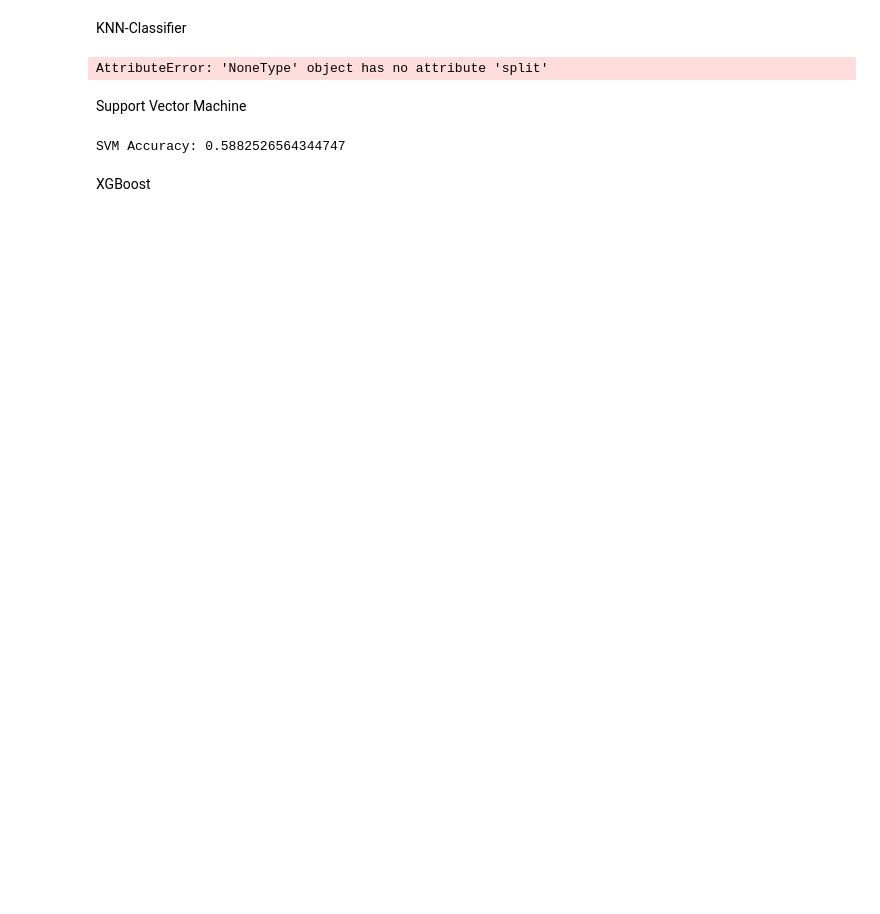
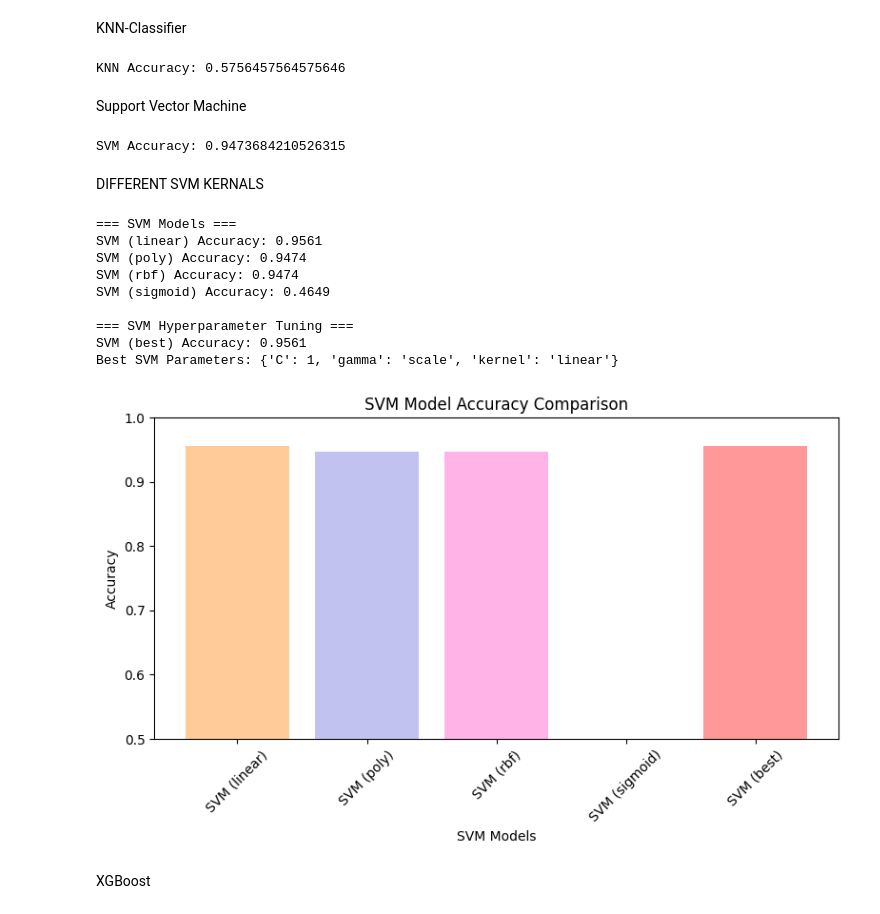
Before and after one commit to atanukayal/prmlproject, a Jupyter notebook: prml.ipynb, the cells around one changed output. Cells and saved outputs as stored; diff of their text form; code cells hidden in the pictures; blank space fills up the shorter version.

Commit message:
update svm kernals and xgboost

```diff
--- a/prml.ipynb
+++ b/prml.ipynb
@@ -282,7 +282,7 @@ import cv2
 import matplotlib.pyplot as plt
 
 # Load the image (update 'path/to/your/image.jpg' with your image path)
-image = cv2.imread(r"C:\Users\varchasva\OneDrive\Documents\prmlproject\VGG2_Dataset\n000033\0001_01.jpg")
+image = cv2.imread(r"VGG2_Dataset\n000033\0001_01.jpg")
 
 # Check if image was loaded
 if image is None:
@@ -693,7 +693,7 @@ knn.fit(X_train, y_train)
 y_pred = knn.predict(X_test)
 print("KNN Accuracy:", accuracy_score(y_test, y_pred))
 # %% [output]
-AttributeError: 'NoneType' object has no attribute 'split'
+KNN Accuracy: 0.5756457564575646
 # %% [markdown]
 Support Vector Machine
 # %%
@@ -705,6 +705,78 @@ svm.fit(X_train, y_train)
 y_pred = svm.predict(X_test)
 print("SVM Accuracy:", accuracy_score(y_test, y_pred))
 # %% [output]
-SVM Accuracy: 0.5882526564344747
+SVM Accuracy: 0.9473684210526315
+# %% [markdown]
+DIFFERENT SVM KERNALS
+# %%
+# Import required libraries for SVM
+from sklearn.svm import SVC
+from sklearn.model_selection import GridSearchCV
+from sklearn.metrics import accuracy_score, classification_report
+import matplotlib.pyplot as plt
+
+# Store SVM results
+svm_results = {}
+
+# ================================
+# 1. SVM Models with Different Kernels
+# ================================
+print("\n=== SVM Models ===")
+kernels = ['linear', 'poly', 'rbf', 'sigmoid']
+
+for kernel in kernels:
+    svm = SVC(kernel=kernel, random_state=42)
+    svm.fit(X_train, y_train)
+    y_pred = svm.predict(X_test)
+    acc = accuracy_score(y_test, y_pred)
+    svm_results[f'SVM ({kernel})'] = acc
+    print(f"SVM ({kernel}) Accuracy: {acc:.4f}")
+
+# ================================
+# 2. SVM Hyperparameter Tuning
+# ================================
+print("\n=== SVM Hyperparameter Tuning ===")
+param_grid_svm = {
+    'C': [0.1, 1, 10],
+    'kernel': ['linear', 'rbf'],
+    'gamma': ['scale', 'auto']
+}
+
+# GridSearchCV for SVM tuning
+svm_best = GridSearchCV(SVC(random_state=42), param_grid_svm, cv=5, scoring='accuracy', n_jobs=-1)
+svm_best.fit(X_train, y_train)
+y_pred = svm_best.predict(X_test)
+svm_best_acc = accuracy_score(y_test, y_pred)
+svm_results['SVM (best)'] = svm_best_acc
+print(f"SVM (best) Accuracy: {svm_best_acc:.4f}")
+print(f"Best SVM Parameters: {svm_best.best_params_}")
+
+# ================================
+# 3. Plot SVM Results
+# ================================
+plt.figure(figsize=(8, 5))
+models = list(svm_results.keys())
+accuracies = list(svm_results.values())
+colors = ['#ffcc99', '#c2c2f0', '#ffb3e6', '#99ff99', '#ff9999']
+
+plt.bar(models, accuracies, color=colors[:len(models)])
+plt.xlabel('SVM Models')
+plt.ylabel('Accuracy')
+plt.title('SVM Model Accuracy Comparison')
+plt.ylim(0.5, 1.0)
+plt.xticks(rotation=45)
+plt.tight_layout()
+plt.show()
+# %% [output]
+=== SVM Models ===
+SVM (linear) Accuracy: 0.9561
+SVM (poly) Accuracy: 0.9474
+SVM (rbf) Accuracy: 0.9474
+SVM (sigmoid) Accuracy: 0.4649
+
+=== SVM Hyperparameter Tuning ===
+SVM (best) Accuracy: 0.9561
+Best SVM Parameters: {'C': 1, 'gamma': 'scale', 'kernel': 'linear'}
+[figure, added]
 # %% [markdown]
 XGBoost
```
Also changed, not shown: parts of 14 cells of this notebook.
